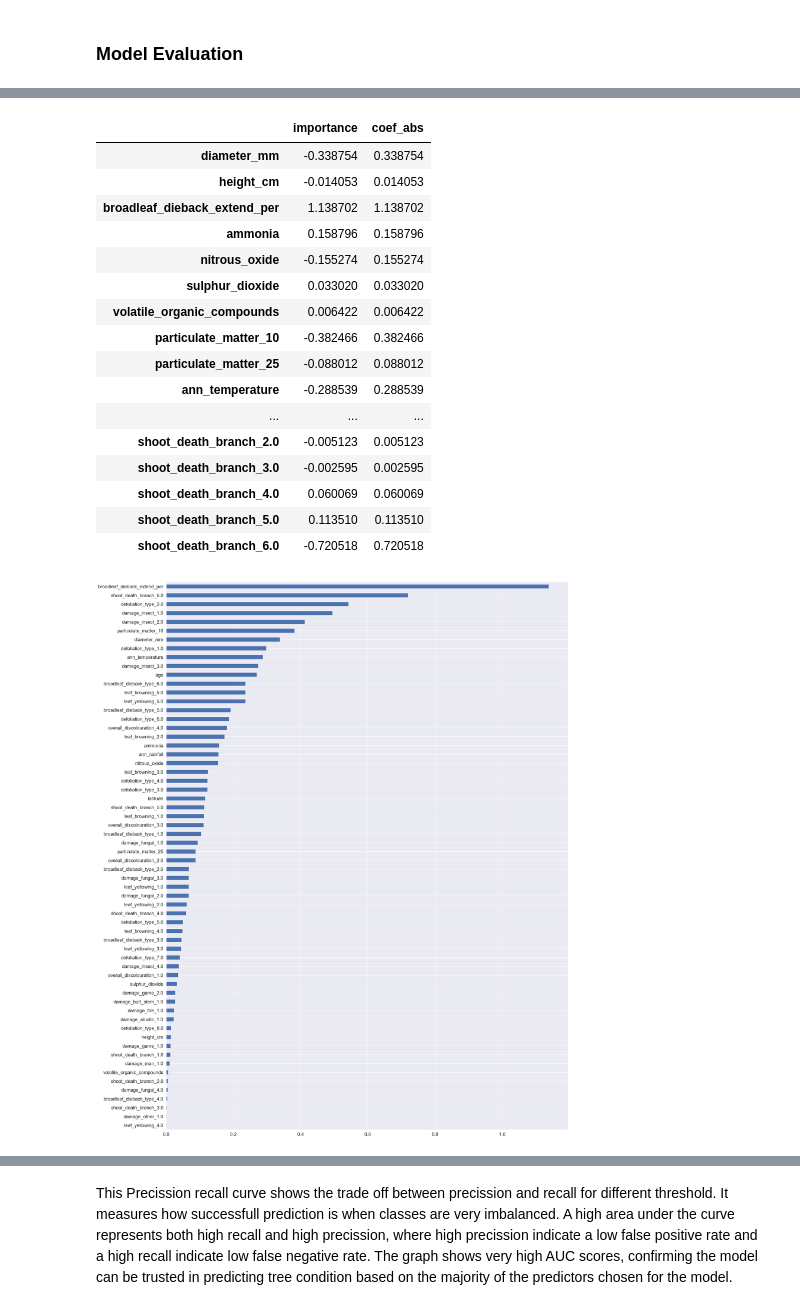
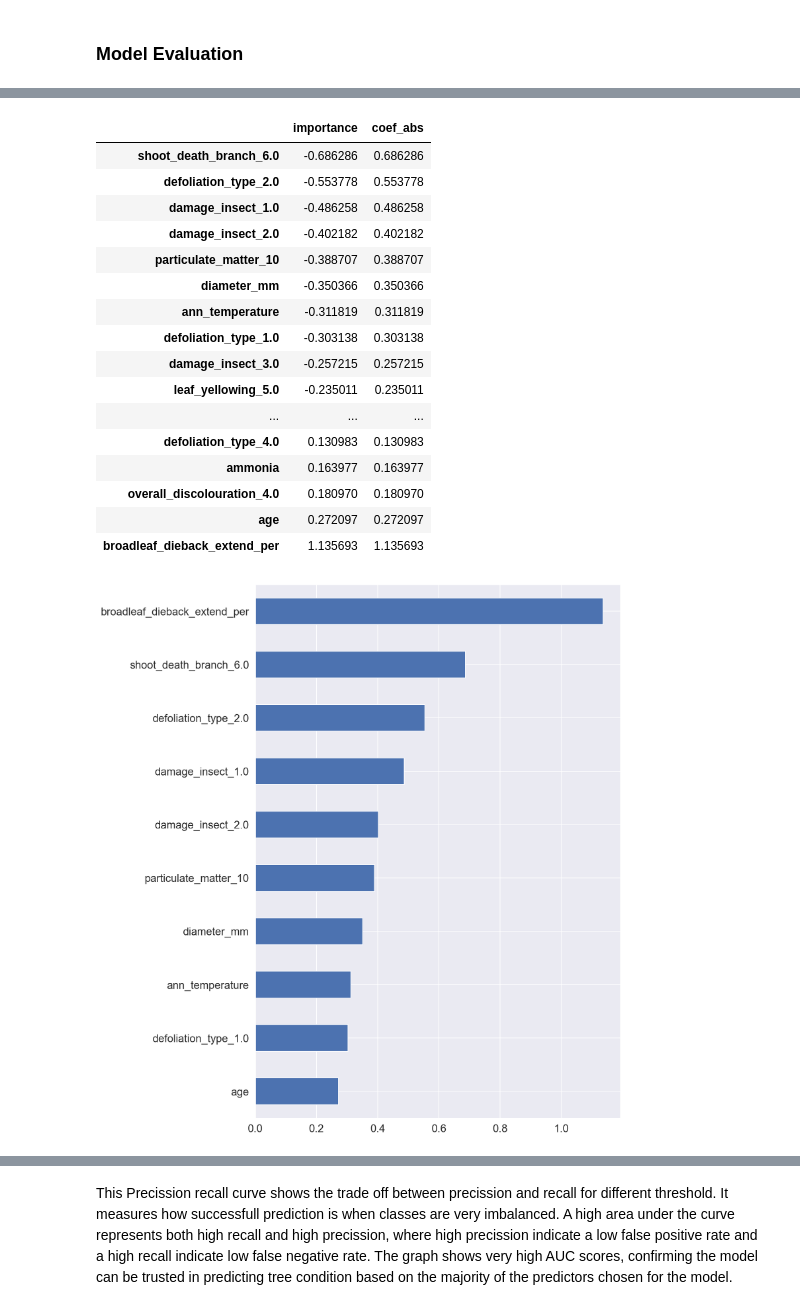
Before and after one commit to sandraabu/Forest-Health, a Jupyter notebook: Capstone modeling Classification.ipynb, the cells around one changed output, grey strips where cells are left out. Cells and saved outputs as stored; diff of their text form; code cells hidden in the pictures.

```diff
--- a/Capstone modeling Classification.ipynb
+++ b/Capstone modeling Classification.ipynb
@@ -386,7 +386,7 @@ Confusion matrix
 ### Model set 3 - X3
 # %%
 models3 = [KNeighborsClassifier(),
-          LogisticRegression(multi_class='ovr', max_iter=1000),
+          LogisticRegression(max_iter=1000),
           DecisionTreeClassifier(),
           RandomForestClassifier(n_estimators=100),
           ExtraTreesClassifier(n_estimators=100)]
@@ -397,7 +397,7 @@ x3 = x3
 
 #train test split
 x3_train, x3_test, y3_train, y3_test = train_test_split(
-    x3, y, test_size=0.2,
+    x3, y, stratify = y, test_size=0.2,
      random_state=1)
 
 print("Models:")
@@ -460,7 +460,7 @@ from collections import Counter
 # %%
 #models to be used
 models4 = [KNeighborsClassifier(),
-          LogisticRegression(multi_class='ovr', max_iter=1000),
+          LogisticRegression(max_iter=1000),
           DecisionTreeClassifier(),
           RandomForestClassifier(n_estimators=100),
           ExtraTreesClassifier(n_estimators=100)]
@@ -469,7 +469,7 @@ models4 = [KNeighborsClassifier(),
 X4 = X
 #train test split
 X4_train, X4_test, y4_train, y4_test = train_test_split(
-    X4, y, test_size=0.2,
+    X4, y, stratify = y, test_size=0.2,
      random_state=1)
 
 #counting y before SMOTE
@@ -548,7 +548,7 @@ plt.show();
 ### Model set 5  - X2
 # %%
 models5 = [KNeighborsClassifier(),
-          LogisticRegression(multi_class='ovr', max_iter=1000),
+          LogisticRegression(max_iter=1000),
           DecisionTreeClassifier(),
           RandomForestClassifier(n_estimators=100),
           ExtraTreesClassifier(n_estimators=100)]
@@ -560,7 +560,7 @@ X5 = X2
 
 #train test split
 X5_train, X5_test, y5_train, y5_test = train_test_split(
-    X5, y, test_size=0.2,
+    X5, y, stratify = y, test_size=0.2,
      random_state=1)
 
 #counting y before SMOTE
@@ -751,7 +751,7 @@ list(model.get_params().keys())
  'verbose',
  'warm_start']
 # %%
-model = LogisticRegression(multi_class='ovr')
+model = LogisticRegression()
 params = {'C': np.logspace(-4, 4, 10),
           'max_iter': [1000],
           'penalty': ['l2'],
@@ -868,28 +868,28 @@ df_coef.sort_values(by = 'importance', ascending = False)
 # %%
 df_coef['coef_abs'] = df_coef.importance.abs()
-df_coef
+df_coef.sort_values(by='importance')
 # %% [output]
 |  | importance | coef_abs |
-| diameter_mm | -0.338754 | 0.338754 |
-| height_cm | -0.014053 | 0.014053 |
-| broadleaf_dieback_extend_per | 1.138702 | 1.138702 |
-| ammonia | 0.158796 | 0.158796 |
-| nitrous_oxide | -0.155274 | 0.155274 |
-| sulphur_dioxide | 0.033020 | 0.033020 |
-| volatile_organic_compounds | 0.006422 | 0.006422 |
-| particulate_matter_10 | -0.382466 | 0.382466 |
-| particulate_matter_25 | -0.088012 | 0.088012 |
-| ann_temperature | -0.288539 | 0.288539 |
+| shoot_death_branch_6.0 | -0.686286 | 0.686286 |
+| defoliation_type_2.0 | -0.553778 | 0.553778 |
+| damage_insect_1.0 | -0.486258 | 0.486258 |
+| damage_insect_2.0 | -0.402182 | 0.402182 |
+| particulate_matter_10 | -0.388707 | 0.388707 |
+| diameter_mm | -0.350366 | 0.350366 |
+| ann_temperature | -0.311819 | 0.311819 |
+| defoliation_type_1.0 | -0.303138 | 0.303138 |
+| damage_insect_3.0 | -0.257215 | 0.257215 |
+| leaf_yellowing_5.0 | -0.235011 | 0.235011 |
 | ... | ... | ... |
-| shoot_death_branch_2.0 | -0.005123 | 0.005123 |
-| shoot_death_branch_3.0 | -0.002595 | 0.002595 |
-| shoot_death_branch_4.0 | 0.060069 | 0.060069 |
-| shoot_death_branch_5.0 | 0.113510 | 0.113510 |
-| shoot_death_branch_6.0 | -0.720518 | 0.720518 |
+| defoliation_type_4.0 | 0.130983 | 0.130983 |
+| ammonia | 0.163977 | 0.163977 |
+| overall_discolouration_4.0 | 0.180970 | 0.180970 |
+| age | 0.272097 | 0.272097 |
+| broadleaf_dieback_extend_per | 1.135693 | 1.135693 |
 # %%
-df_coef['coef_abs'].sort_values().plot(kind='barh', figsize=(25, 35));
+df_coef['coef_abs'][df_coef['coef_abs']> 0.26].sort_values().plot(kind='barh', figsize=(10, 15));
 # %% [output]
-[figure, old version]
+[figure, new version]
 # %%
 predictions = best_model.predict(X5_test)
 confusion = confusion_matrix(y5_test, predictions, labels=[1, 0])
```
Also changed, not shown: parts of 25 cells of this notebook, 1 other file.
